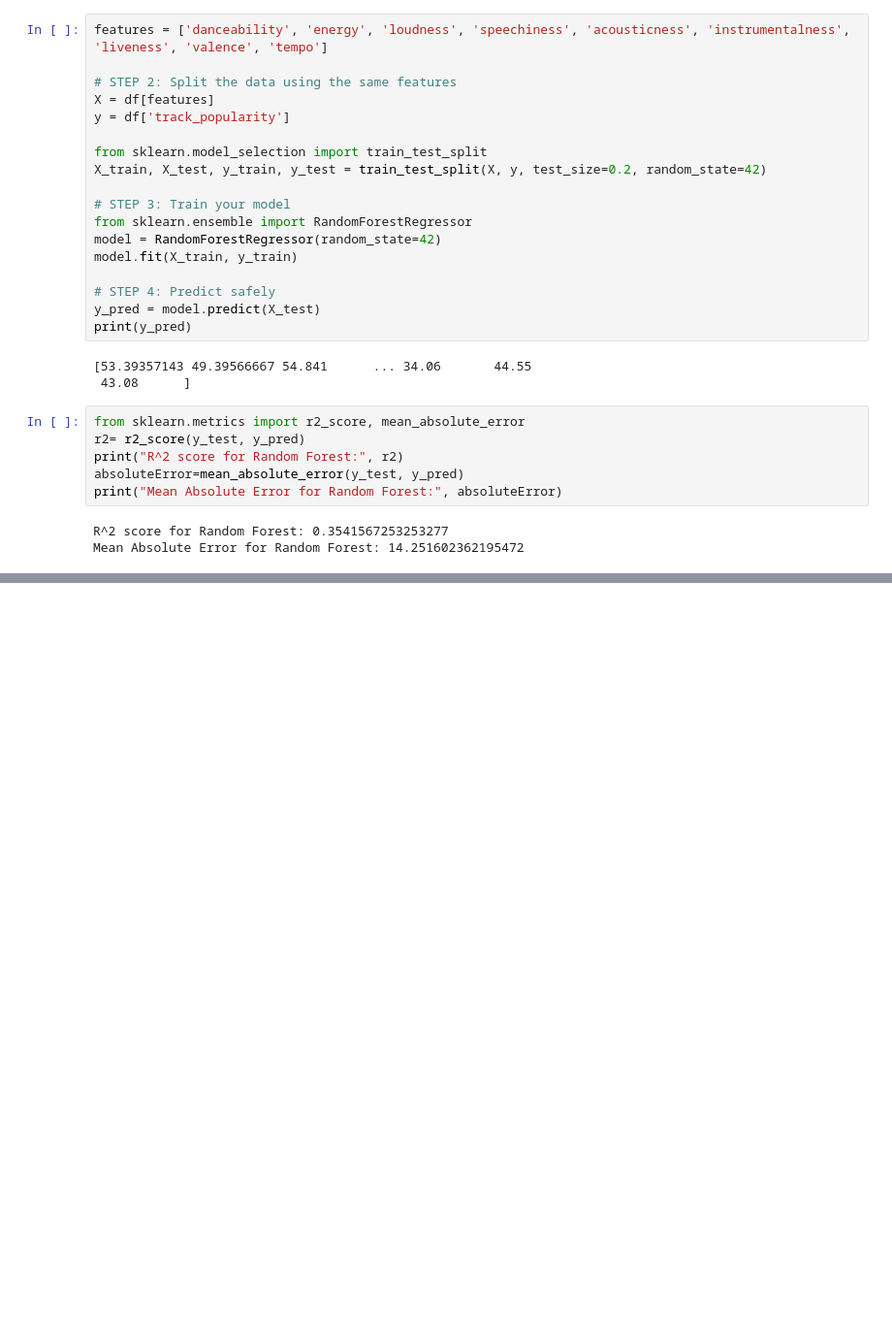
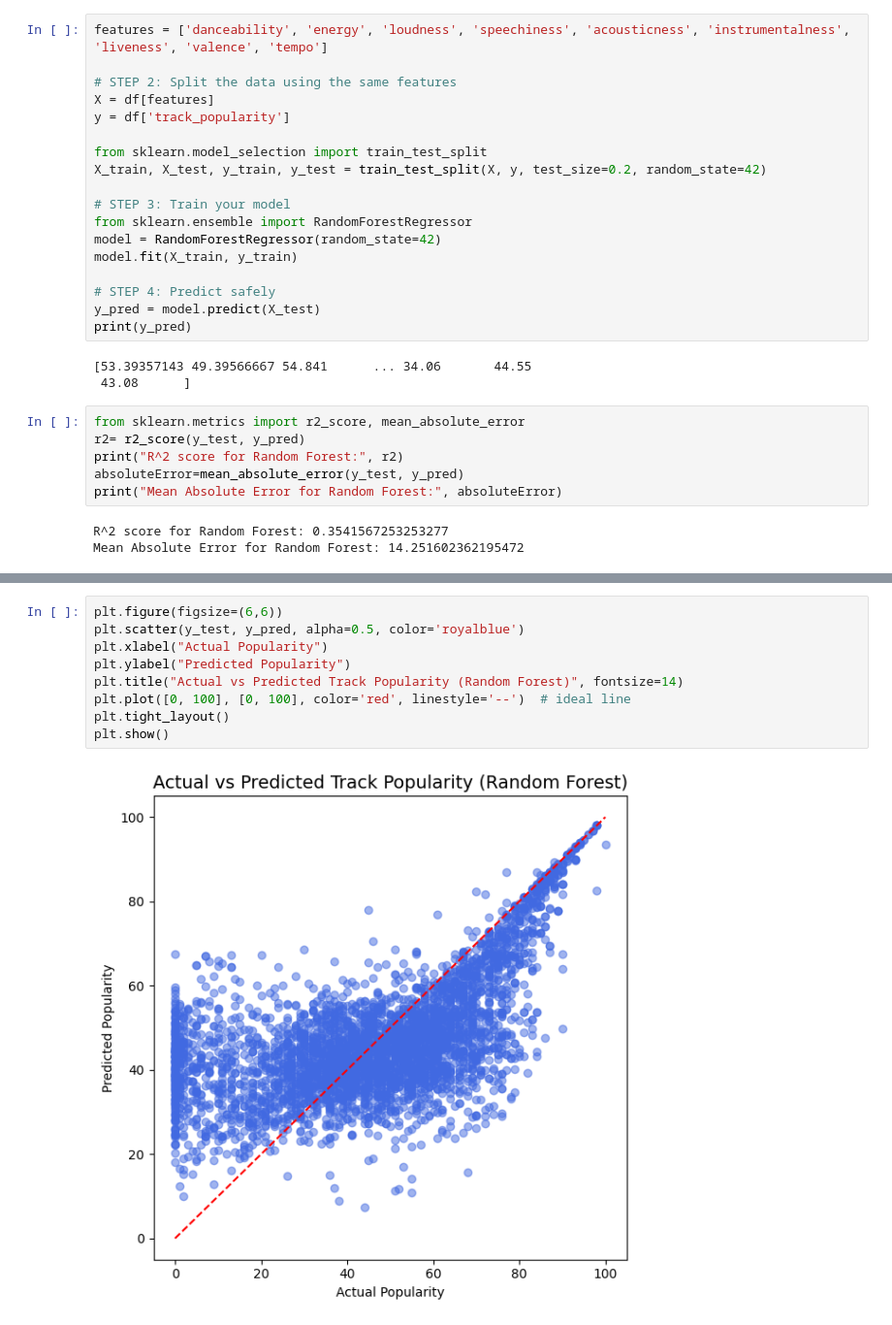
Before and after one commit to brobers0339/Spotify_Final_Project_H501, a Jupyter notebook: Spotify_Project.ipynb, the cells around one changed output, grey strips where cells are left out. Shown at 97% size. Cells and saved outputs as stored; diff of their text form; blank space fills up the shorter version.

```diff
--- a/Spotify_Project.ipynb
+++ b/Spotify_Project.ipynb
@@ -367,0 +396,11 @@ Mean Absolute Error for Random Forest: 14.251602362195472
+# %%
+plt.figure(figsize=(6,6))
+plt.scatter(y_test, y_pred, alpha=0.5, color='royalblue')
+plt.xlabel("Actual Popularity")
+plt.ylabel("Predicted Popularity")
+plt.title("Actual vs Predicted Track Popularity (Random Forest)", fontsize=14)
+plt.plot([0, 100], [0, 100], color='red', linestyle='--')  # ideal line
+plt.tight_layout()
+plt.show()
+# %% [output]
+[figure, added]
```
Also changed, not shown: parts of 1 cell of this notebook.
